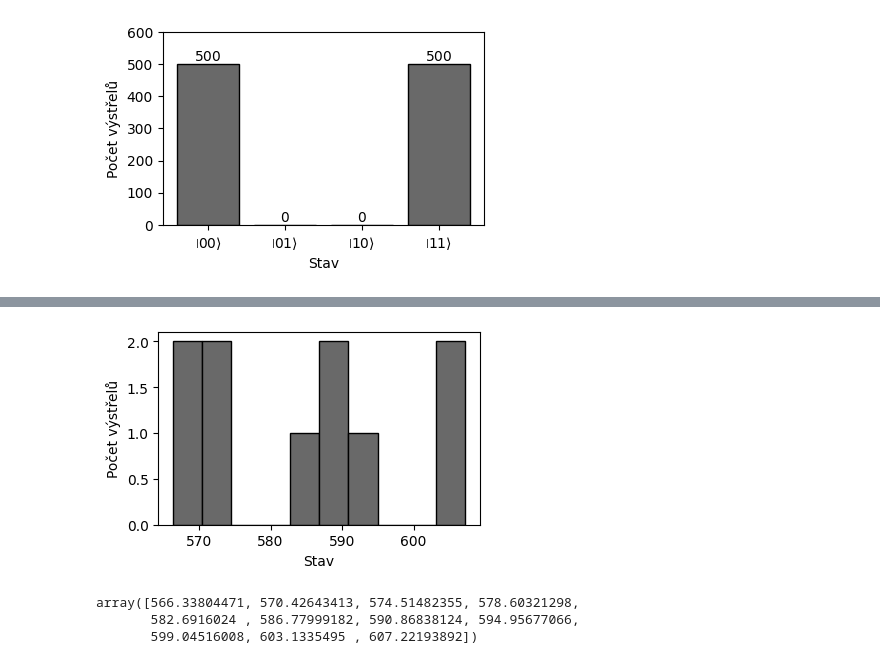
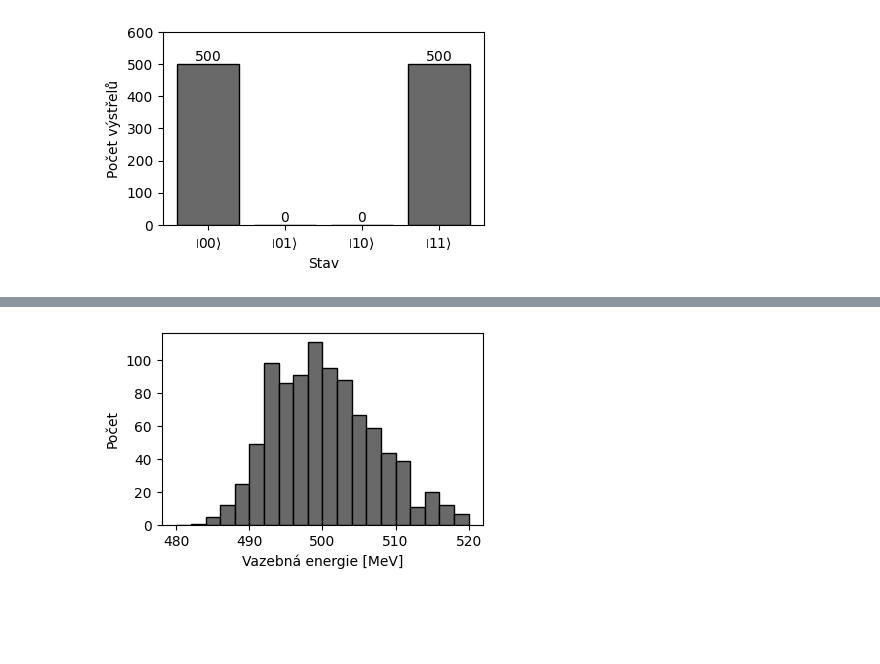
Before and after one commit to TheLittleRock/Charmonium-VQE, a Jupyter notebook: Grafy baka.ipynb, the cells around one changed output, grey strips where cells are left out. Saved outputs shown, nothing was run; the diff lists cells and outputs as text; code cells hidden in the pictures; blank space fills up the shorter version.

```diff
--- a/Grafy baka.ipynb
+++ b/Grafy baka.ipynb
@@ -74,34 +67,28 @@ array([[592.52635122,   9.4003598 ],
 # %%
-def addlabels(x,y):
-    for i in range(len(x)):
-        plt.text(i, y[i]+10, r"${}$".format(str(y[i])), ha = 'center')
+data_raw = np.loadtxt("./data/test_aer_simulator_cobyla.csv", delimiter=",")
+#data = reject_outliers(data.T[0])
+data = data_raw.T[0]
 
 plt.figure(figsize = (4.15,2.5))
 
 #x = np.array([ket("00"), ket("01"), ket("10"), ket("11")])
 
-counts, bins = np.histogram(data.T[0])
+counts, bins = np.histogram(data, bins=20, range=(480,520))
 #plt.stairs(counts, bins)
 plt.hist(bins[:-1], bins, weights=counts, color = "dimgrey", edgecolor = "black")
 
 
 #y = np.array([500, 0, 0, 500])
 
 #plt.bar(bins,counts, color = "dimgrey", edgecolor = "black")
 #addlabels(x, y)
 
-#plt.ylim(0, 600)
+#plt.xlim(400, 600)
 
-plt.ylabel("Počet výstřelů")
-plt.xlabel("Stav")
+plt.ylabel("Počet")
+plt.xlabel("Vazebná energie [MeV]")
 
 #plt.savefig('measurement_plot.pdf', bbox_inches = "tight")
 plt.show()
 # %% [output]
-[figure, old version]
+[figure, new version]
-# %%
-bins
-# %% [output]
-array([566.33804471, 570.42643413, 574.51482355, 578.60321298,
-       582.6916024 , 586.77999182, 590.86838124, 594.95677066,
-       599.04516008, 603.1335495 , 607.22193892])
```
Also changed, not shown: parts of 4 cells of this notebook, 1 other file.
